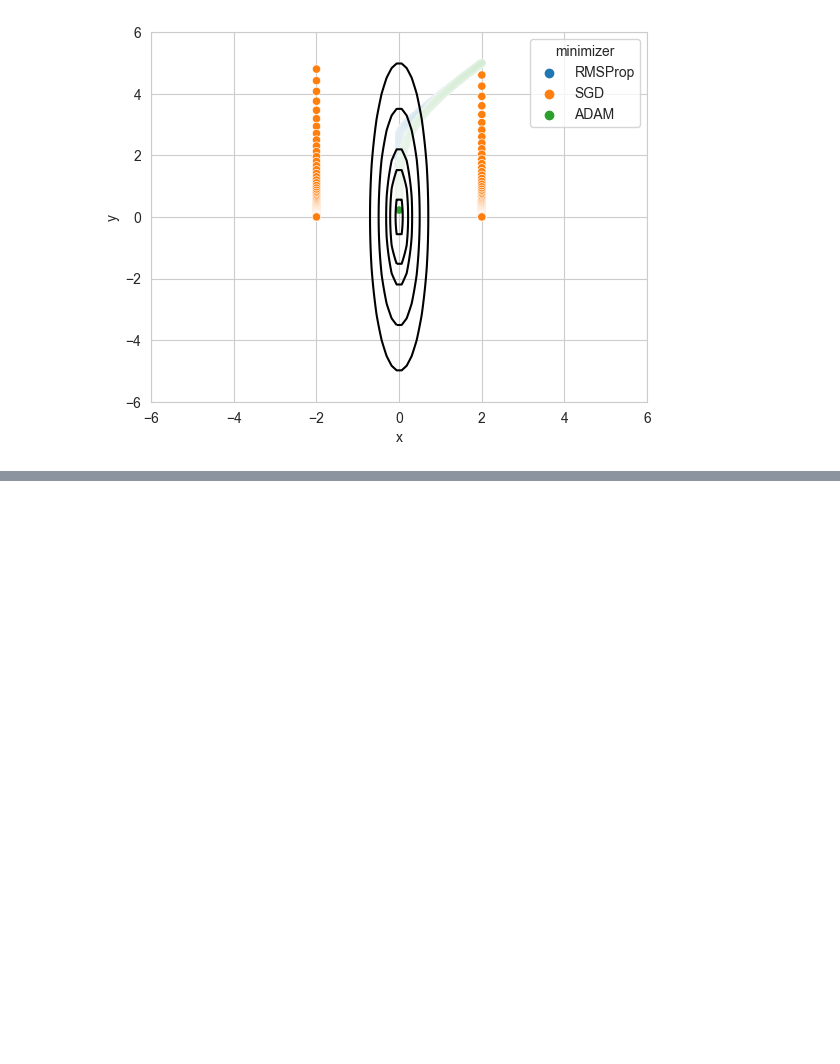
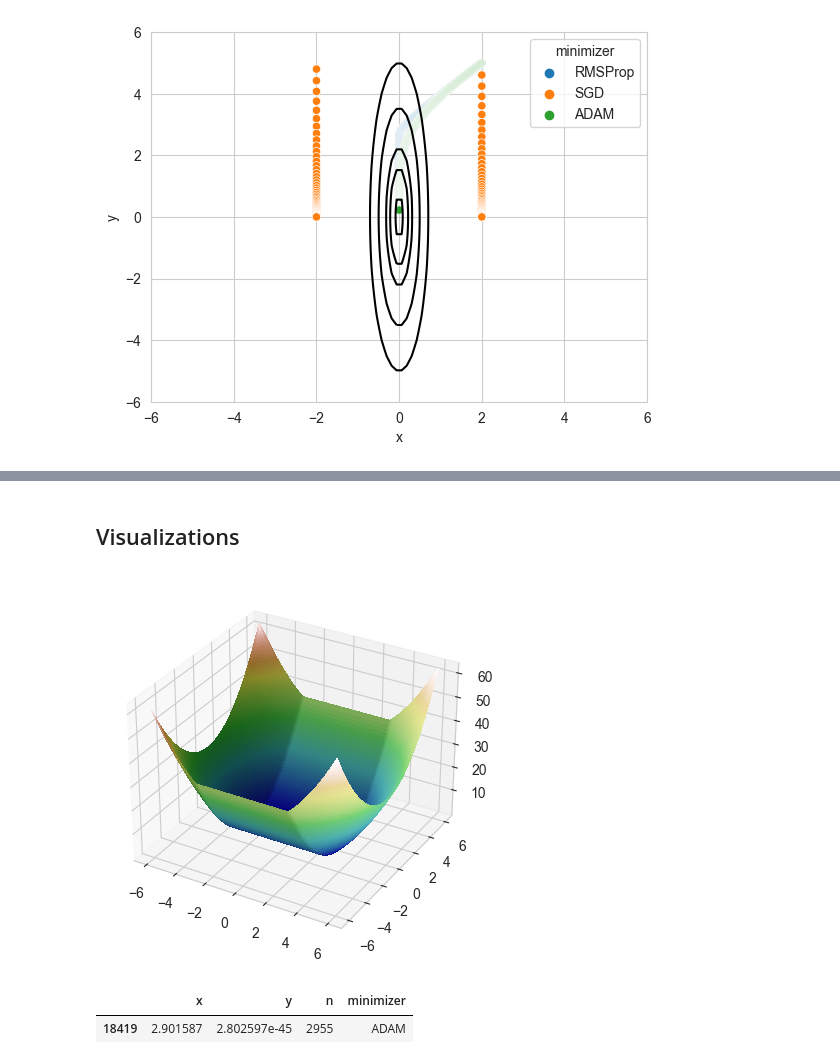
Before and after one commit to SawickiBartosz/RMSPropForBioBERT, a Jupyter notebook: function_optimization.ipynb, the cells around one changed output, grey strips where cells are left out. Cells and saved outputs as stored; diff of their text form; code cells hidden in the pictures; blank space fills up the shorter version.

```diff
--- a/function_optimization.ipynb
+++ b/function_optimization.ipynb
@@ -47,0 +197,27 @@ sns.scatterplot(x_n, x="x", y="y", hue="minimizer")
+# %% [markdown]
+## Visualizations
+# %%
+def function(x: np.array, y):
+    x_func = np.vectorize(lambda x: x*x - 9 if x < -3.01 or x > 3 else -0.01 * x + 0.03)
+    x_part = x_func(x)
+    return x_part + y * y
+
+
+xlist = np.linspace(-6.0, 6.0, 100)
+ylist = np.linspace(-6.0, 6.0, 100)
+X, Y = np.meshgrid(xlist, ylist)
+Z = function(X, Y)
+# %%
+from matplotlib import cm
+from matplotlib.colors import LightSource
+
+fig, ax = plt.subplots(subplot_kw=dict(projection='3d'))
+
+ls = LightSource(270, 45)
+rgb = ls.shade(Z, cmap=cm.gist_earth, vert_exag=0.1, blend_mode='soft')
+surf = ax.plot_surface(X, Y, Z, rstride=1, cstride=1, facecolors=rgb,
+                       linewidth=0, antialiased=False, shade=False)
+
+plt.show()
+# %% [output]
+[figure, added]
@@ -47,0 +257,6 @@ sns.scatterplot(x_n, x="x", y="y", hue="minimizer")
+# %%
+x_n = pd.DataFrame(x_n)
+x_n.tail(1)
+# %% [output]
+|  | x | y | n | minimizer |
+| 18419 | 2.901587 | 2.802597e-45 | 2955 | ADAM |
```
Also changed, not shown: parts of 15 cells of this notebook, 2 other files.
